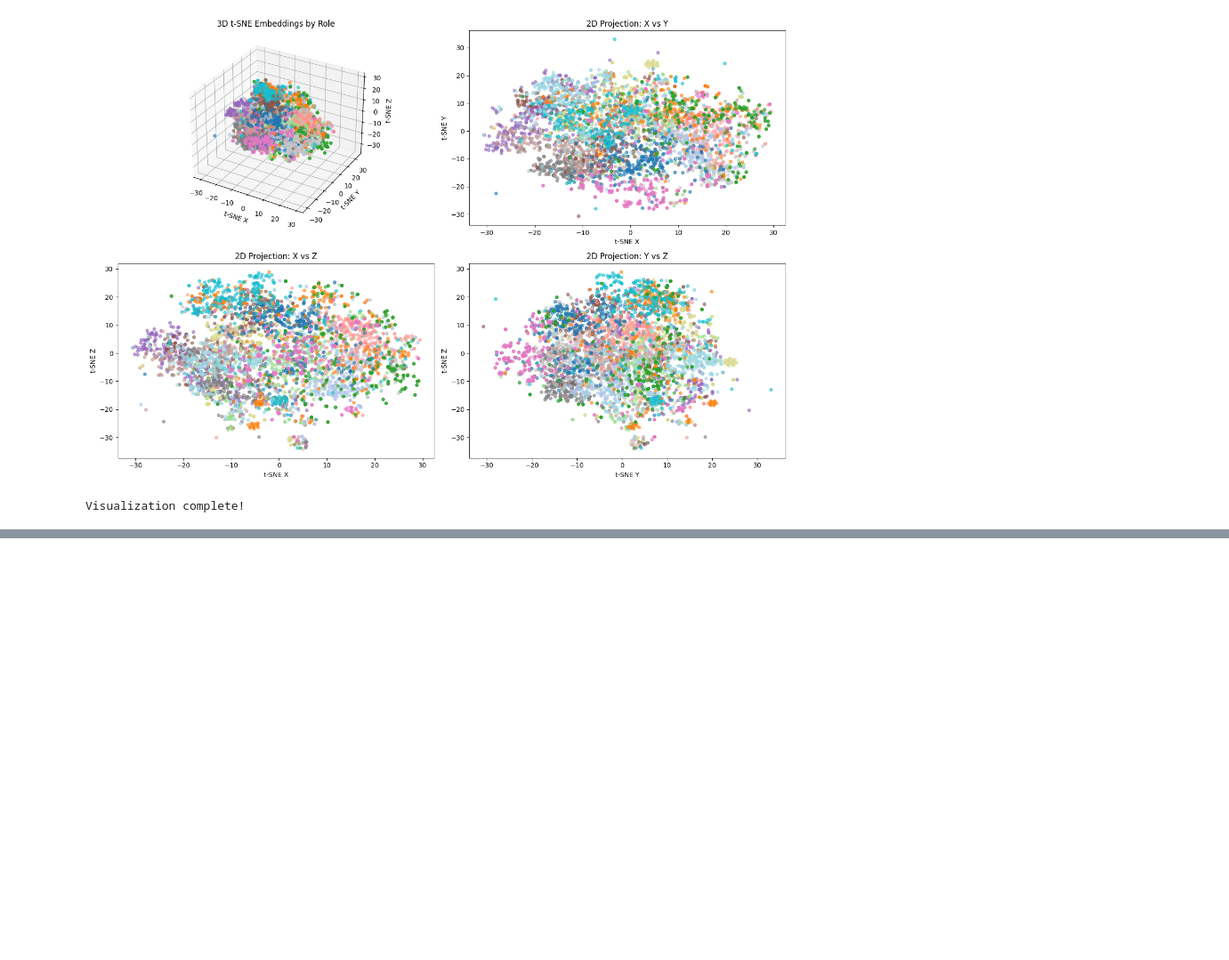
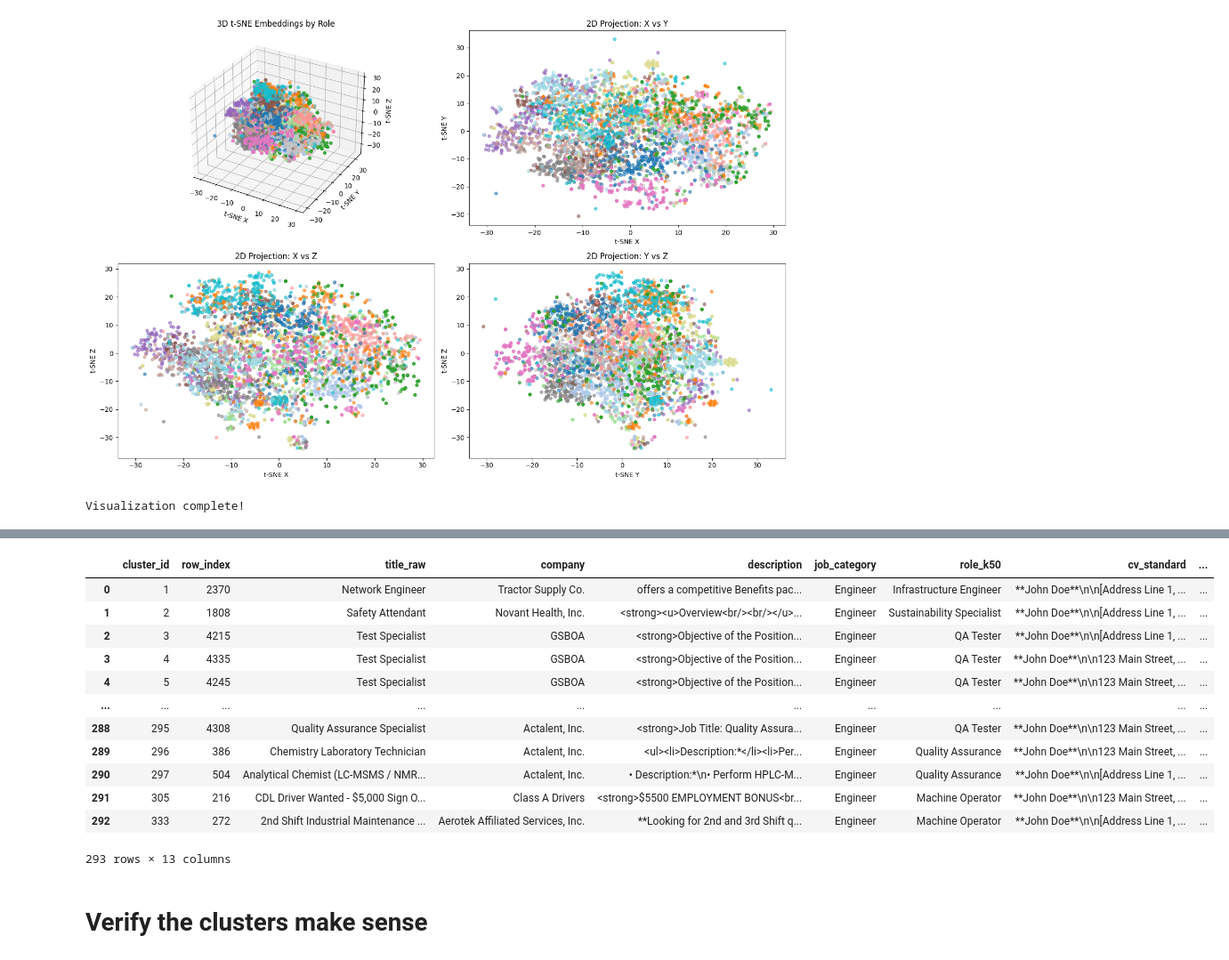
Before and after one commit to MarinDoDouce13/linkedIn-RAG-study, a Jupyter notebook: dataset_exploration.ipynb, the cells around one changed output, grey strips where cells are left out. Shown at 89% size. Drawn from its saved outputs; the diff is of its cells as text; code cells hidden in the pictures; blank space fills up the shorter version.

```diff
--- a/dataset_exploration.ipynb
+++ b/dataset_exploration.ipynb
@@ -550,0 +1058,18 @@ Visualization complete!
+# %%
+cluster_final
+# %% [output]
+|  | cluster_id | row_index | title_raw | company | description | job_category | role_k50 | cv_standard | ... |
+| 0 | 1 | 2370 | Network Engineer | Tractor Supply Co. | offers a competitive Benefits pac... | Engineer | Infrastructure Engineer | **John Doe**\n\n[Address Line 1, ... | ... |
+| 1 | 2 | 1808 | Safety Attendant | Novant Health, Inc. | <strong><u>Overview<br/><br/></u>... | Engineer | Sustainability Specialist | **John Doe**\n\n[Address Line 1, ... | ... |
+| 2 | 3 | 4215 | Test Specialist | GSBOA | <strong>Objective of the Position... | Engineer | QA Tester | **John Doe**\n\n[Address Line 1, ... | ... |
+| 3 | 4 | 4335 | Test Specialist | GSBOA | <strong>Objective of the Position... | Engineer | QA Tester | **John Doe**\n\n123 Main Street, ... | ... |
+| 4 | 5 | 4245 | Test Specialist | GSBOA | <strong>Objective of the Position... | Engineer | QA Tester | **John Doe**\n\n123 Main Street, ... | ... |
+| ... | ... | ... | ... | ... | ... | ... | ... | ... | ... |
+| 288 | 295 | 4308 | Quality Assurance Specialist | Actalent, Inc. | <strong>Job Title: Quality Assura... | Engineer | QA Tester | **John Doe**\n\n123 Main Street, ... | ... |
+| 289 | 296 | 386 | Chemistry Laboratory Technician | Actalent, Inc. | <ul><li>Description:*</li><li>Per... | Engineer | Quality Assurance | **John Doe**\n\n123 Main Street, ... | ... |
+| 290 | 297 | 504 | Analytical Chemist (LC-MSMS / NMR... | Actalent, Inc. | • Description:*\n• Perform HPLC-M... | Engineer | Quality Assurance | **John Doe**\n\n[Address Line 1, ... | ... |
+| 291 | 305 | 216 | CDL Driver Wanted - $5,000 Sign O... | Class A Drivers | <strong>$5500 EMPLOYMENT BONUS<br... | Engineer | Machine Operator | **John Doe**\n\n123 Main Street, ... | ... |
+| 292 | 333 | 272 | 2nd Shift Industrial Maintenance ... | Aerotek Affiliated Services, Inc. | **Looking for 2nd and 3rd Shift q... | Engineer | Machine Operator | **John Doe**\n\n[Address Line 1, ... | ... |
+293 rows × 13 columns
+# %% [markdown]
+# Verify the clusters make sense
```
Also changed, not shown: parts of 22 cells of this notebook, 5 other files.
